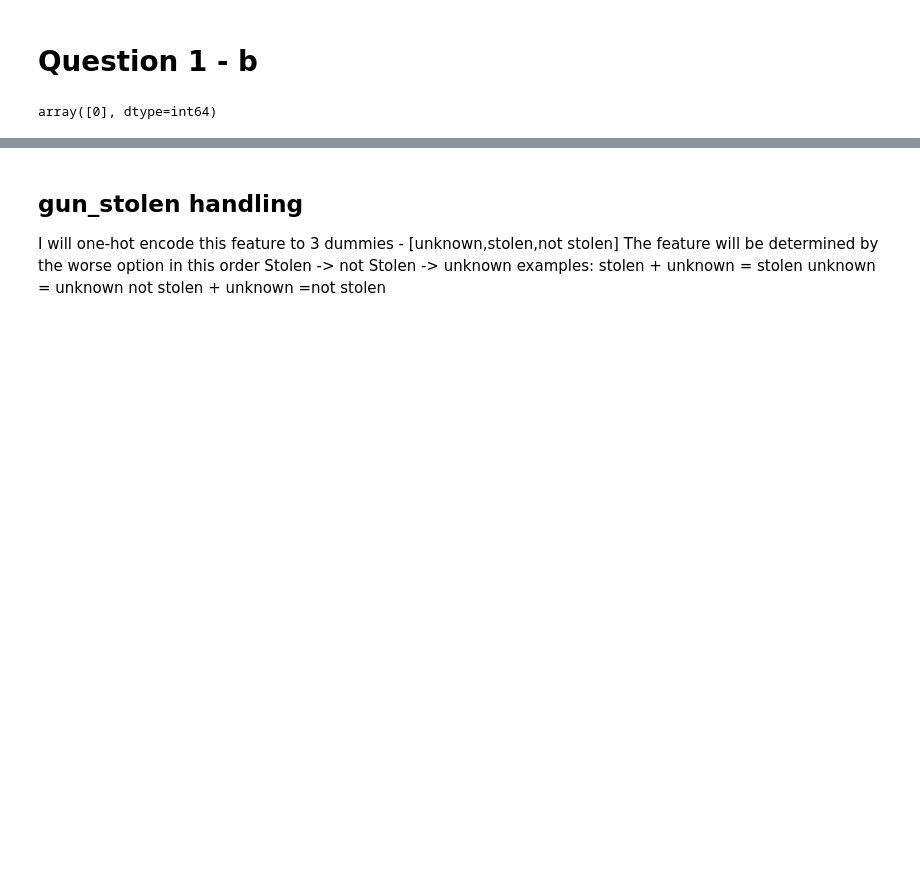
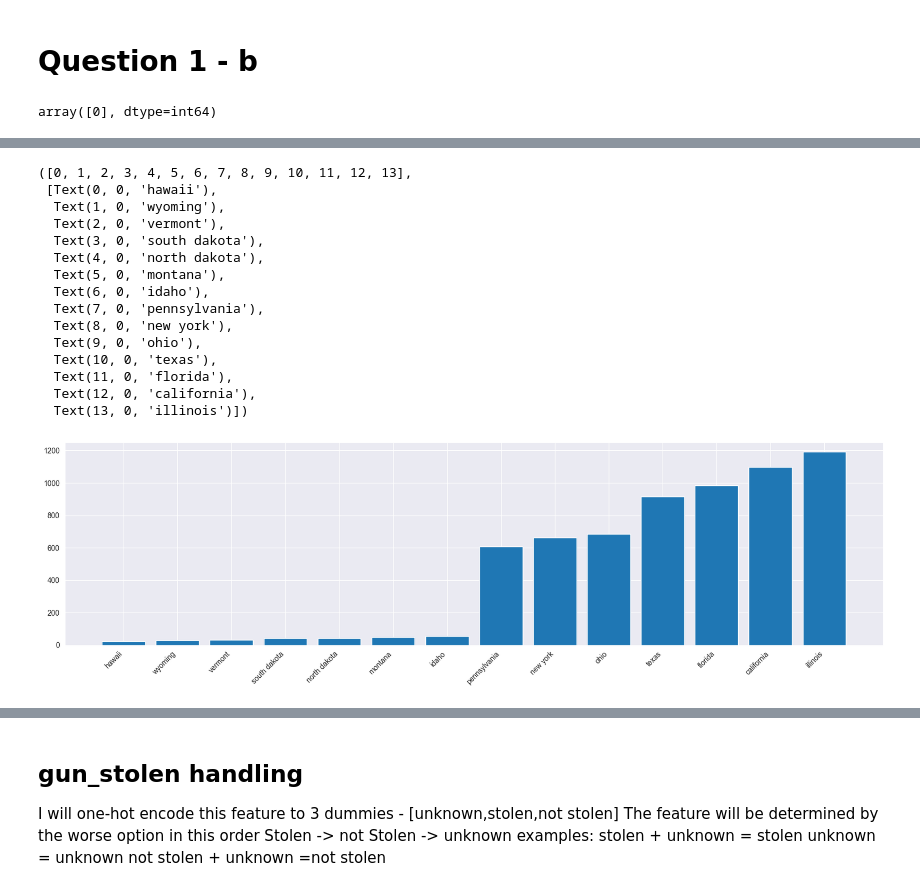
Before and after one commit to benmoyal1/data_science_lab, a Jupyter notebook: week1/lab_week_one.ipynb, the cells around one changed output, grey strips where cells are left out. Drawn from its saved outputs; the diff is of its cells as text; code cells hidden in the pictures; blank space fills up the shorter version.

```diff
--- a/week1/lab_week_one.ipynb
+++ b/week1/lab_week_one.ipynb
@@ -104,0 +73,14 @@ array(['0::Unknown', '0::Stolen', '0::Unknown||1::Unknown',
+# %%
+# 1 -
+df['n_injured'] = abs(df['n_injured'])
+df['n_killed'] = abs(df['n_killed'])
+# 2
+df.loc[:,'state'] = df['state'].str.lower()
+df.loc[:,'city_or_county'] = df['city_or_county'].str.lower()
+
+# 3
+cols = ['latitude', 'longitude']
+for col in cols:
+    mean_col = pd.to_numeric(df[col], errors='coerce').mean()
+    nas_mask = pd.to_numeric(df[col], errors='coerce').isnull()
+    df[col] = df[col].where(~nas_mask, mean_col)
@@ -104,0 +90,5 @@ array(['0::Unknown', '0::Stolen', '0::Unknown||1::Unknown',
+# %%
+# creating is_shooting feature
+is_shooting = lambda word: 0 if 'Non-Shooting' in word else 1
+df["is_shooting"] = df['incident_characteristics'].apply(is_shooting)
+df["is_shooting"]
@@ -104,0 +155,5 @@ array(['0::Unknown', '0::Stolen', '0::Unknown||1::Unknown',
+# %%
+df_no_unknown_state = df[df['state'] != '-1']
+group_by_state_incidents_n = df.groupby(by=df_no_unknown_state['state'])['incident_id'].count().reset_index()
+group_by_state_incidents_n = group_by_state_incidents_n.rename(columns={"incident_id": "crimes_num"})
+group_by_state_incidents_n
@@ -104,0 +178,30 @@ array(['0::Unknown', '0::Stolen', '0::Unknown||1::Unknown',
+# %%
+top_seven_incidents = group_by_state_incidents_n.nlargest(7, 'crimes_num')
+bottom_seven_incidents = group_by_state_incidents_n.nsmallest(7, 'crimes_num')
+
+concat_top_bottom_crimes = pd.concat([top_seven_incidents,bottom_seven_incidents]).sort_values(by='crimes_num')
+sorted_data = concat_top_bottom_crimes.sort_values(by='crimes_num')
+
+state_sorted = sorted_data['state']
+crimes_num_sorted = sorted_data['crimes_num']
+
+fig, ax = plt.subplots(1, 1, figsize=(20, 5))
+ax.bar(state_sorted, crimes_num_sorted)
+plt.xticks(rotation=45, ha='right')
+# %% [output]
+([0, 1, 2, 3, 4, 5, 6, 7, 8, 9, 10, 11, 12, 13],
+ [Text(0, 0, 'hawaii'),
+  Text(1, 0, 'wyoming'),
+  Text(2, 0, 'vermont'),
+  Text(3, 0, 'south dakota'),
+  Text(4, 0, 'north dakota'),
+  Text(5, 0, 'montana'),
+  Text(6, 0, 'idaho'),
+  Text(7, 0, 'pennsylvania'),
+  Text(8, 0, 'new york'),
+  Text(9, 0, 'ohio'),
+  Text(10, 0, 'texas'),
+  Text(11, 0, 'florida'),
+  Text(12, 0, 'california'),
+  Text(13, 0, 'illinois')])
+[figure, added]
```
Also changed, not shown: parts of 74 cells of this notebook, 4 other files.
